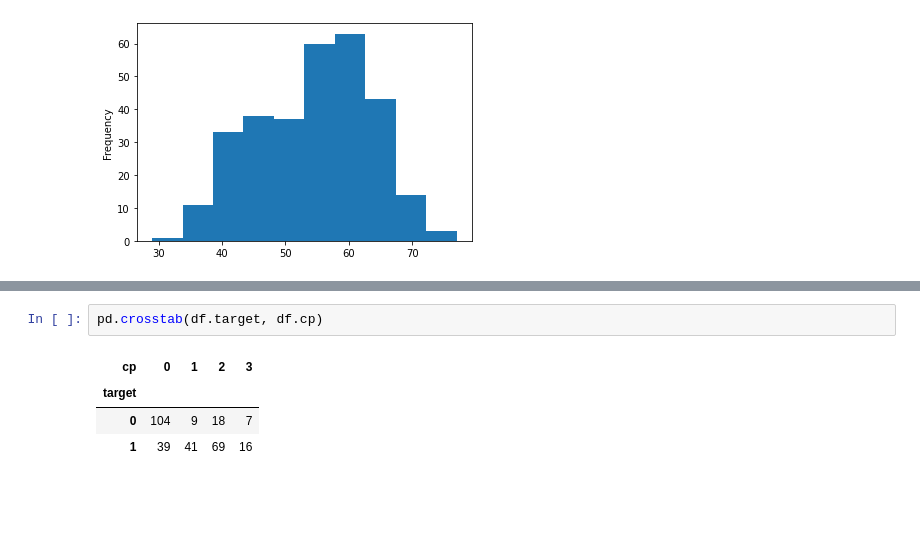
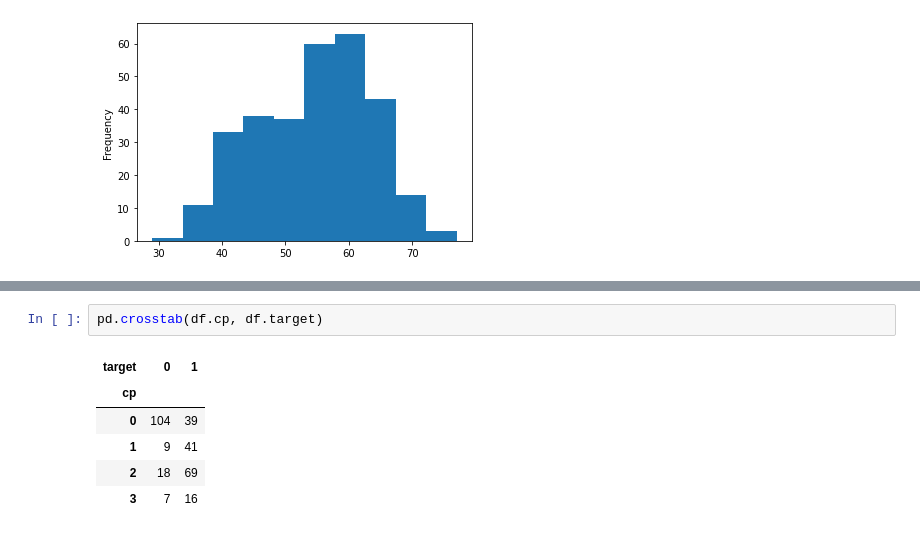
Before and after one commit to Tanishq-19/Heart-Disease-Classification, a Jupyter notebook: Heart-Disease-Classification.ipynb, the cells around one changed output, grey strips where cells are left out. Cells and saved outputs as stored; diff of their text form; blank space fills up the shorter version.

```diff
--- a/Heart-Disease-Classification.ipynb
+++ b/Heart-Disease-Classification.ipynb
@@ -197,7 +203,9 @@ df.age.plot.hist(bins=10);
 # %%
-pd.crosstab(df.target, df.cp)
+pd.crosstab(df.cp, df.target)
 # %% [output]
-| cp | 0 | 1 | 2 | 3 |
-| target |  |  |  |  |
-| 0 | 104 | 9 | 18 | 7 |
-| 1 | 39 | 41 | 69 | 16 |
+| target | 0 | 1 |
+| cp |  |  |
+| 0 | 104 | 39 |
+| 1 | 9 | 41 |
+| 2 | 18 | 69 |
+| 3 | 7 | 16 |
```
Also changed, not shown: parts of 11 cells of this notebook.
